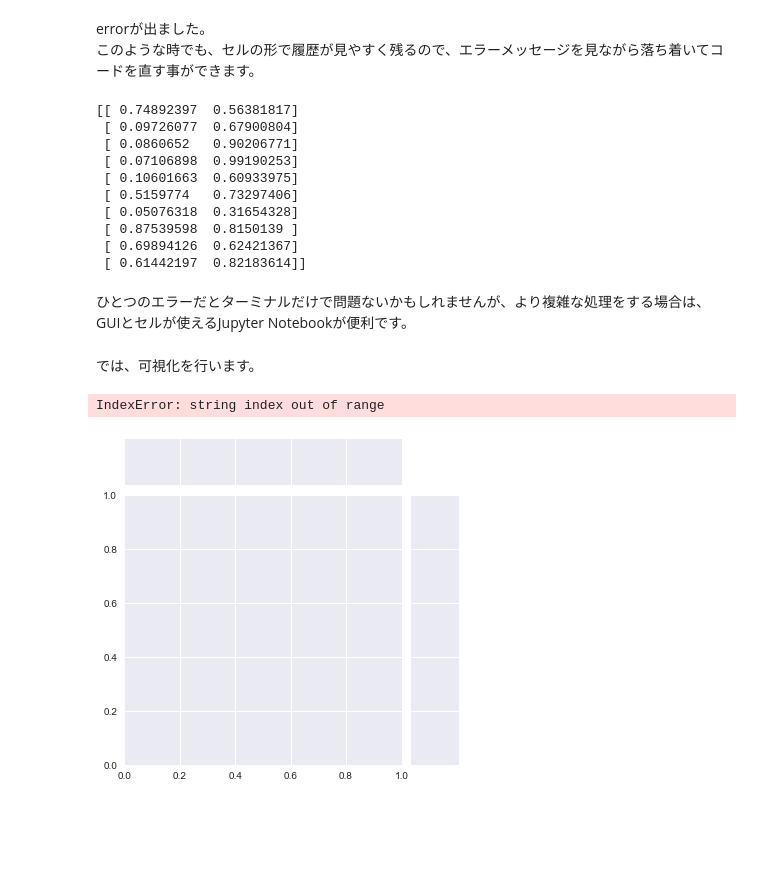
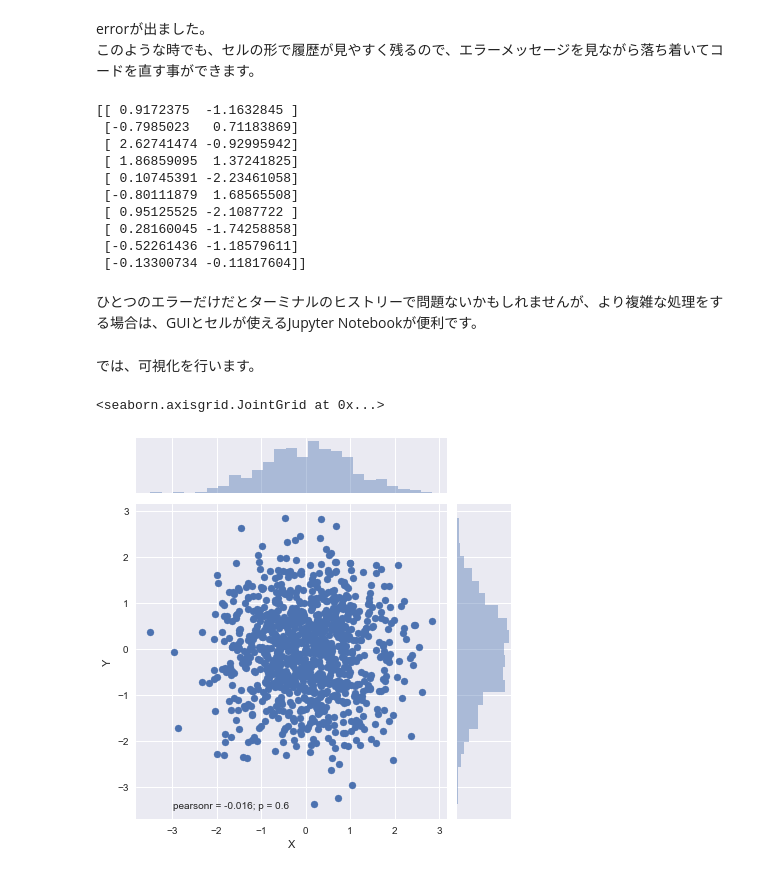
Before and after one commit to kwashio/semi_tutorial, a Jupyter notebook: jupyter_tutorial/jupyter_tutorial.ipynb, the cells around one changed output. Saved outputs shown, nothing was run; the diff lists cells and outputs as text; code cells hidden in the pictures; blank space fills up the shorter version.

```diff
--- a/jupyter_tutorial/jupyter_tutorial.ipynb
+++ b/jupyter_tutorial/jupyter_tutorial.ipynb
@@ -135,30 +135,30 @@ TypeError: random_sample() got an unexpected keyword argument 'sze'
 errorが出ました。
 このような時でも、セルの形で履歴が見やすく残るので、エラーメッセージを見ながら落ち着いてコードを直す事ができます。
 # %%
-# 疑似データ(n=100, d=2)を作成
-X = np.random.random(size=(100, 2))
+# 疑似データ(n=1000, d=2)を作成
+X = np.random.normal(size=(1000, 2))
 # %%
 print(X[:10])
 # %% [output]
-[[ 0.74892397  0.56381817]
- [ 0.09726077  0.67900804]
- [ 0.0860652   0.90206771]
- [ 0.07106898  0.99190253]
- [ 0.10601663  0.60933975]
- [ 0.5159774   0.73297406]
- [ 0.05076318  0.31654328]
- [ 0.87539598  0.8150139 ]
- [ 0.69894126  0.62421367]
- [ 0.61442197  0.82183614]]
+[[ 0.9172375  -1.1632845 ]
+ [-0.7985023   0.71183869]
+ [ 2.62741474 -0.92995942]
+ [ 1.86859095  1.37241825]
+ [ 0.10745391 -2.23461058]
+ [-0.80111879  1.68565508]
+ [ 0.95125525 -2.1087722 ]
+ [ 0.28160045 -1.74258858]
+ [-0.52261436 -1.18579611]
+ [-0.13300734 -0.11817604]]
 # %% [markdown]
-ひとつのエラーだとターミナルだけで問題ないかもしれませんが、より複雑な処理をする場合は、GUIとセルが使えるJupyter Notebookが便利です。
+ひとつのエラーだけだとターミナルのヒストリーで問題ないかもしれませんが、より複雑な処理をする場合は、GUIとセルが使えるJupyter Notebookが便利です。
 # %% [markdown]
 では、可視化を行います。
 # %%
 # seabornを使って可視化
 df = pd.DataFrame(X)
 df.columns = ['X', 'Y']
-sns.jointplot('X', 'Y',data=X)
+sns.jointplot('X', 'Y',data=df)
 # %% [output]
-IndexError: string index out of range
+<seaborn.axisgrid.JointGrid at 0x...>
-[figure, old version]
+[figure, new version]
```
Also changed, not shown: parts of 1 cell of this notebook.
